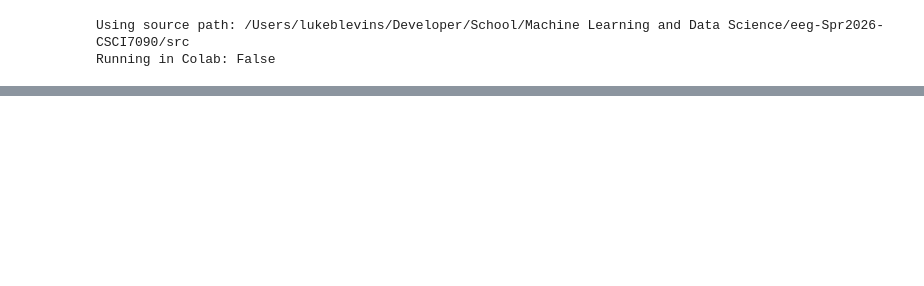
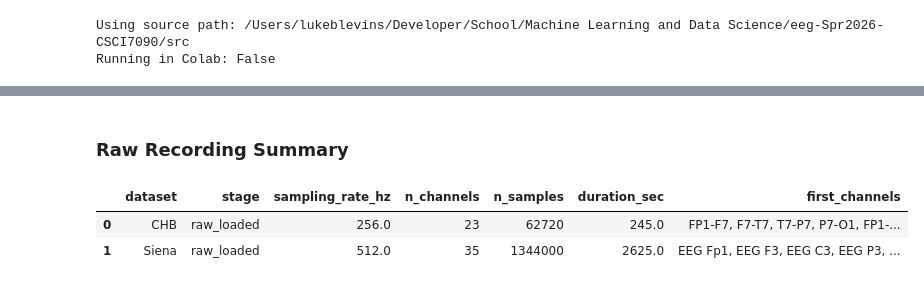
Before and after one commit to lukeblevins/mri-imgseg-Spr2026-CSCI7090, a Jupyter notebook: notebooks/static/data_wrangling.ipynb, the cells around one changed output, grey strips where cells are left out. Drawn from its saved outputs; the diff is of its cells as text; code cells hidden in the pictures; blank space fills up the shorter version.

```diff
--- a/notebooks/static/data_wrangling.ipynb
+++ b/notebooks/static/data_wrangling.ipynb
@@ -167,0 +284,21 @@ summary
+# %%
+import mne
+
+mne.set_log_level("WARNING")
+
+raw_chb = mne.io.read_raw_edf(chb_path, preload=False, verbose=False)
+raw_siena = mne.io.read_raw_edf(siena_path, preload=False, verbose=False)
+
+raw_before_df = pd.DataFrame(
+    [
+        summarize_raw(raw_chb, "CHB", "raw_loaded"),
+        summarize_raw(raw_siena, "Siena", "raw_loaded"),
+    ]
+)
+
+display_df("Raw Recording Summary", raw_before_df)
+# %% [output]
+### Raw Recording Summary
+|  | dataset | stage | sampling_rate_hz | n_channels | n_samples | duration_sec | first_channels |
+| 0 | CHB | raw_loaded | 256.0 | 23 | 62720 | 245.0 | FP1-F7, F7-T7, T7-P7, P7-O1, FP1-... |
+| 1 | Siena | raw_loaded | 512.0 | 35 | 1344000 | 2625.0 | EEG Fp1, EEG F3, EEG C3, EEG P3, ... |
```
Also changed, not shown: parts of 28 cells of this notebook.
